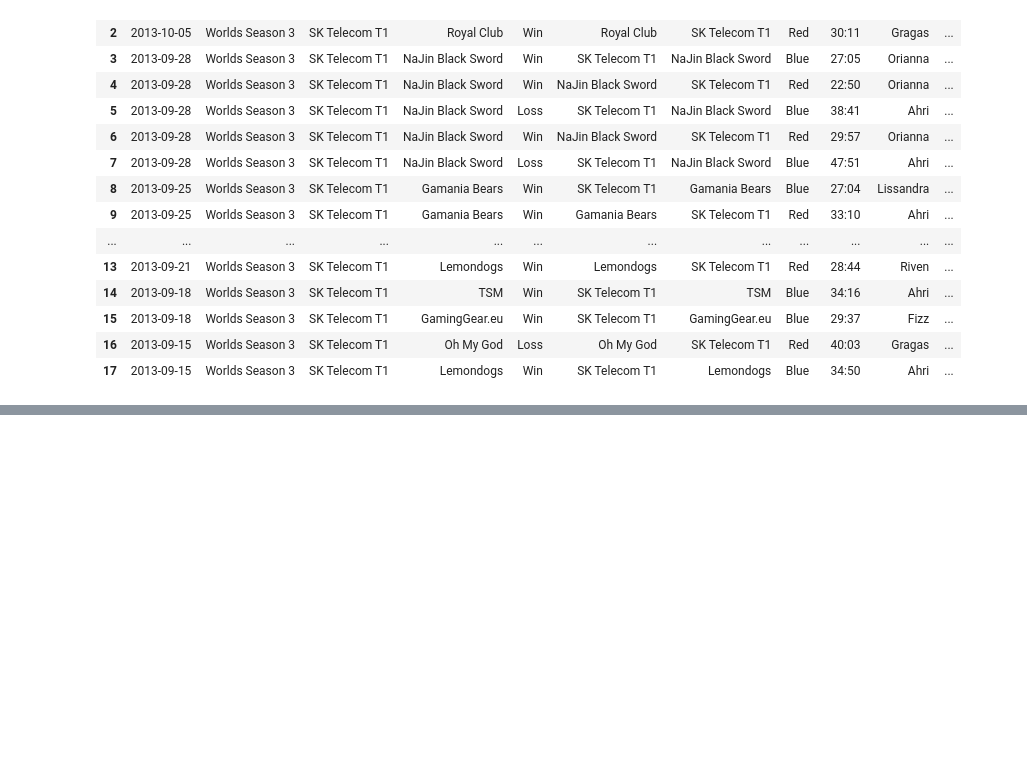
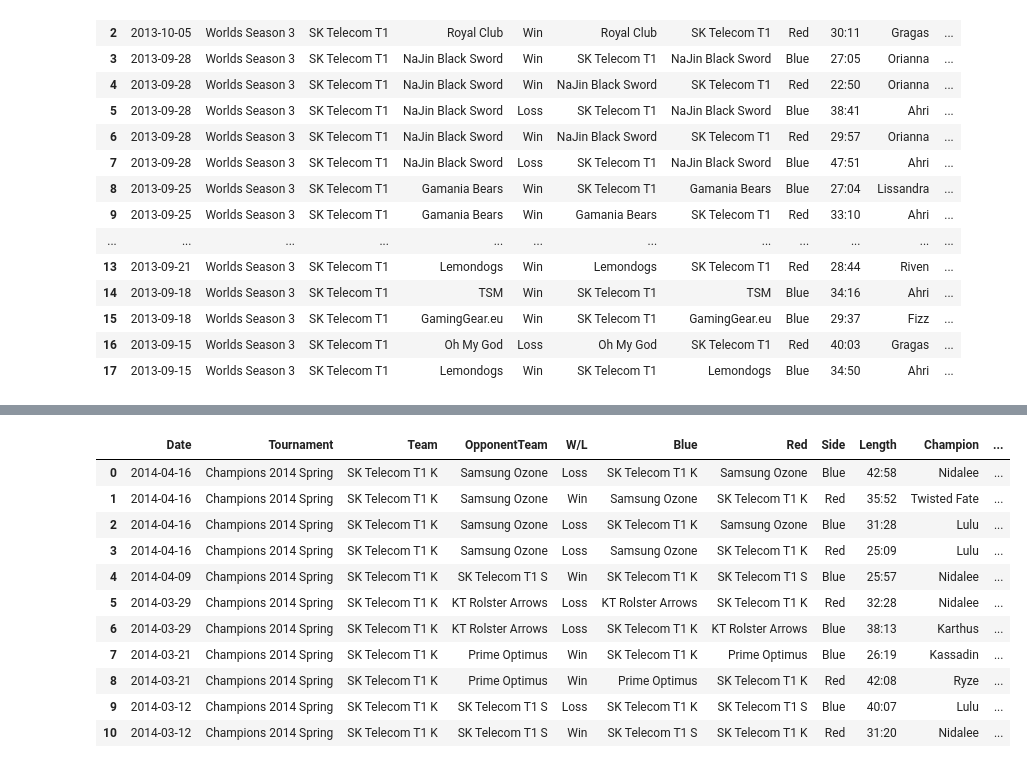
Before and after one commit to benbielin/lol-esports-stats, a Jupyter notebook: faker-stats.ipynb, the cells around one changed output, grey strips where cells are left out. Saved outputs shown, nothing was run; the diff lists cells and outputs as text; code cells hidden in the pictures; blank space fills up the shorter version.

```diff
--- a/faker-stats.ipynb
+++ b/faker-stats.ipynb
@@ -390,0 +416,19 @@ faker_2013_worlds.to_csv('faker_2013_worlds.csv')
+# %%
+url = "https://lol.fandom.com/Special:RunQuery/MatchHistoryPlayer?MHP%5Bpreload%5D=Player&MHP%5Btournament%5D=Champions%202014%20Spring&MHP%5Bspl%5D=yes&MHP%5Blink%5D=Faker&_run="
+# %%
+table = get_html_table(url)
+faker_2014_spring = get_tournament_df(table)
+faker_2014_spring
+# %% [output]
+|  | Date | Tournament | Team | OpponentTeam | W/L | Blue | Red | Side | Length | Champion | ... |
+| 0 | 2014-04-16 | Champions 2014 Spring | SK Telecom T1 K | Samsung Ozone | Loss | SK Telecom T1 K | Samsung Ozone | Blue | 42:58 | Nidalee | ... |
+| 1 | 2014-04-16 | Champions 2014 Spring | SK Telecom T1 K | Samsung Ozone | Win | Samsung Ozone | SK Telecom T1 K | Red | 35:52 | Twisted Fate | ... |
+| 2 | 2014-04-16 | Champions 2014 Spring | SK Telecom T1 K | Samsung Ozone | Loss | SK Telecom T1 K | Samsung Ozone | Blue | 31:28 | Lulu | ... |
+| 3 | 2014-04-16 | Champions 2014 Spring | SK Telecom T1 K | Samsung Ozone | Loss | Samsung Ozone | SK Telecom T1 K | Red | 25:09 | Lulu | ... |
+| 4 | 2014-04-09 | Champions 2014 Spring | SK Telecom T1 K | SK Telecom T1 S | Win | SK Telecom T1 K | SK Telecom T1 S | Blue | 25:57 | Nidalee | ... |
+| 5 | 2014-03-29 | Champions 2014 Spring | SK Telecom T1 K | KT Rolster Arrows | Loss | KT Rolster Arrows | SK Telecom T1 K | Red | 32:28 | Nidalee | ... |
+| 6 | 2014-03-29 | Champions 2014 Spring | SK Telecom T1 K | KT Rolster Arrows | Loss | SK Telecom T1 K | KT Rolster Arrows | Blue | 38:13 | Karthus | ... |
+| 7 | 2014-03-21 | Champions 2014 Spring | SK Telecom T1 K | Prime Optimus | Win | SK Telecom T1 K | Prime Optimus | Blue | 26:19 | Kassadin | ... |
+| 8 | 2014-03-21 | Champions 2014 Spring | SK Telecom T1 K | Prime Optimus | Win | Prime Optimus | SK Telecom T1 K | Red | 42:08 | Ryze | ... |
+| 9 | 2014-03-12 | Champions 2014 Spring | SK Telecom T1 K | SK Telecom T1 S | Loss | SK Telecom T1 K | SK Telecom T1 S | Blue | 40:07 | Lulu | ... |
+| 10 | 2014-03-12 | Champions 2014 Spring | SK Telecom T1 K | SK Telecom T1 S | Win | SK Telecom T1 S | SK Telecom T1 K | Red | 31:20 | Nidalee | ... |
```
Also changed, not shown: parts of 17 cells of this notebook.
